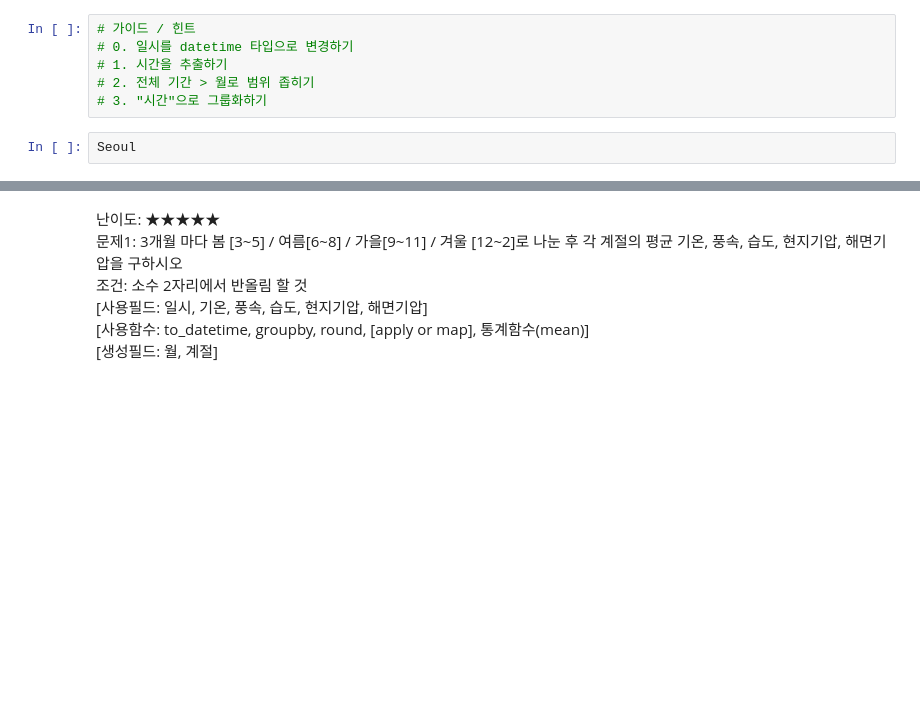
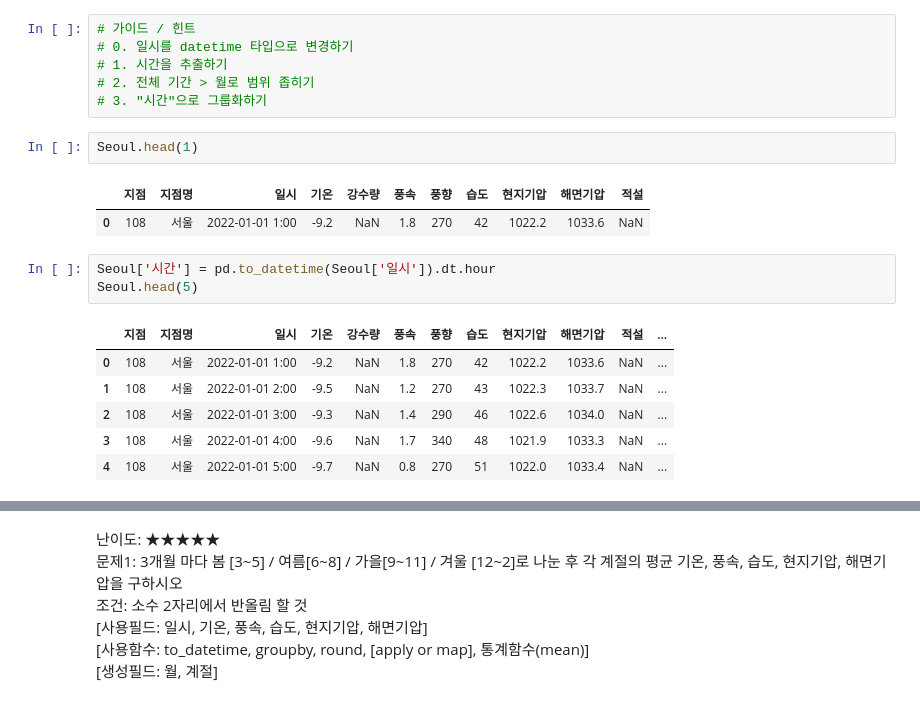
Before and after one commit to doxgxxn/231010_basic_study, a Jupyter notebook: ch02_Quest.ipynb, the cells around one changed output, grey strips where cells are left out. Saved outputs shown, nothing was run; the diff lists cells and outputs as text; blank space fills up the shorter version.

```diff
--- a/ch02_Quest.ipynb
+++ b/ch02_Quest.ipynb
@@ -208,4 +314,17 @@ Seoul
 # 2. 전체 기간 > 월로 범위 좁히기
 # 3. "시간"으로 그룹화하기
 # %%
-Seoul
+Seoul.head(1)
+# %% [output]
+|  | 지점 | 지점명 | 일시 | 기온 | 강수량 | 풍속 | 풍향 | 습도 | 현지기압 | 해면기압 | 적설 |
+| 0 | 108 | 서울 | 2022-01-01 1:00 | -9.2 | NaN | 1.8 | 270 | 42 | 1022.2 | 1033.6 | NaN |
+# %%
+Seoul['시간'] = pd.to_datetime(Seoul['일시']).dt.hour
+Seoul.head(5)
+# %% [output]
+|  | 지점 | 지점명 | 일시 | 기온 | 강수량 | 풍속 | 풍향 | 습도 | 현지기압 | 해면기압 | 적설 | ... |
+| 0 | 108 | 서울 | 2022-01-01 1:00 | -9.2 | NaN | 1.8 | 270 | 42 | 1022.2 | 1033.6 | NaN | ... |
+| 1 | 108 | 서울 | 2022-01-01 2:00 | -9.5 | NaN | 1.2 | 270 | 43 | 1022.3 | 1033.7 | NaN | ... |
+| 2 | 108 | 서울 | 2022-01-01 3:00 | -9.3 | NaN | 1.4 | 290 | 46 | 1022.6 | 1034.0 | NaN | ... |
+| 3 | 108 | 서울 | 2022-01-01 4:00 | -9.6 | NaN | 1.7 | 340 | 48 | 1021.9 | 1033.3 | NaN | ... |
+| 4 | 108 | 서울 | 2022-01-01 5:00 | -9.7 | NaN | 0.8 | 270 | 51 | 1022.0 | 1033.4 | NaN | ... |
```
Also changed, not shown: parts of 22 cells of this notebook, 1 other file.
